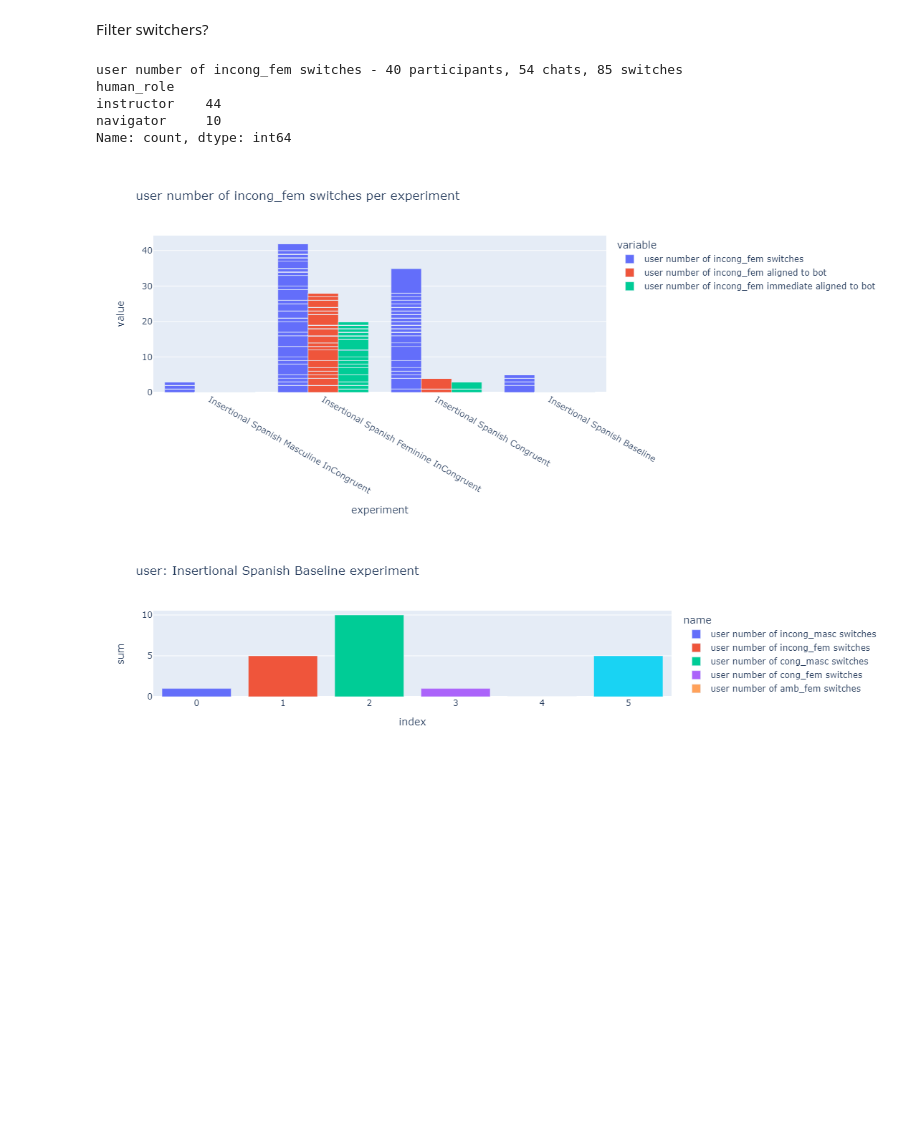
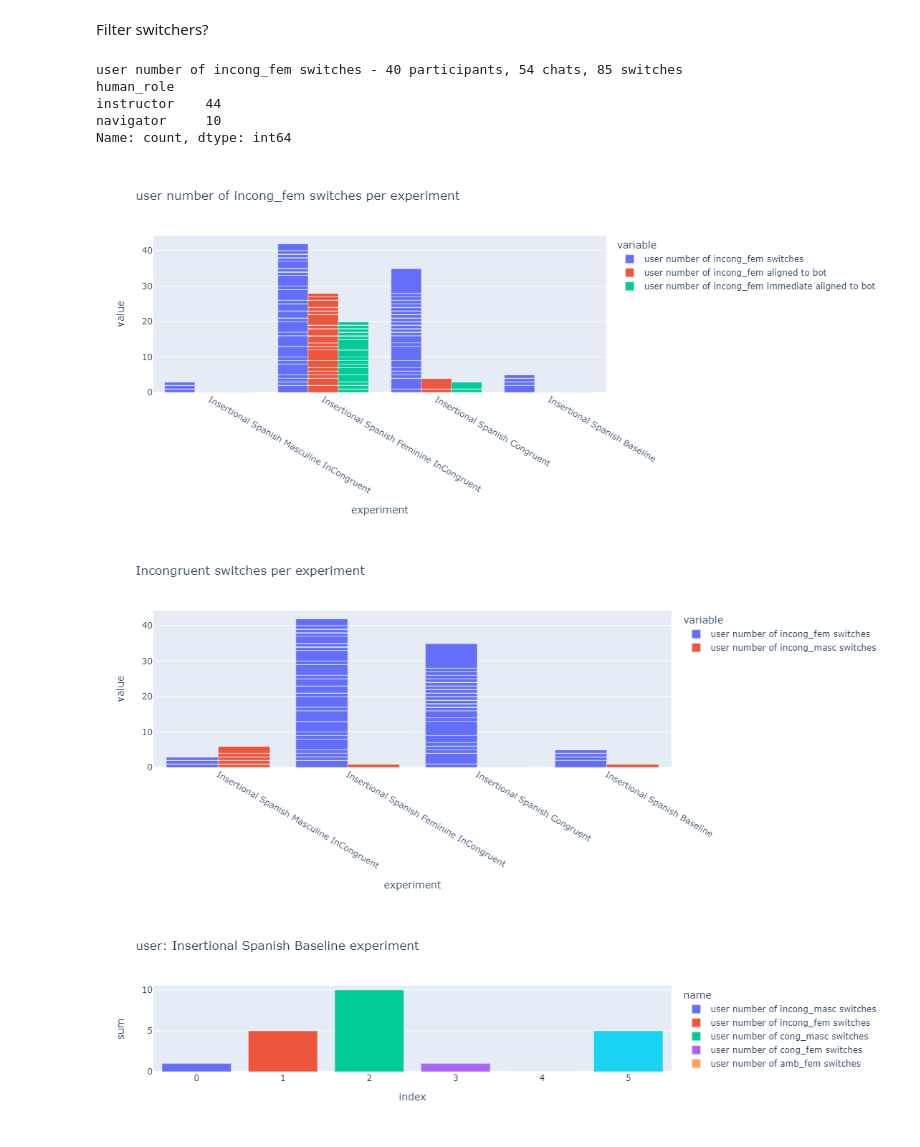
Before and after one commit to deangeckt/CLG-lab-Chat-Bot-Analysis, a Jupyter notebook: offline/analysis/explore.ipynb, the cells around one changed output. Saved outputs shown, nothing was run; the diff lists cells and outputs as text; code cells hidden in the pictures; blank space fills up the shorter version.

```diff
--- a/offline/analysis/explore.ipynb
+++ b/offline/analysis/explore.ipynb
@@ -270,32 +270,44 @@ Filter switchers?
 # %%
 
 switch = 'incong_fem' #'incong_fem'
 y_ = f'user number of {switch} switches'
 ent1_y = f'user number of {switch} aligned to bot'
 ent2_y = f'user number of {switch} immediate aligned to bot'
 
 df_test = df_copy[df_copy[y_] > 0]
 num_chats = df_test.shape[0]
 num_partcipiants = len(df_test['pid'].unique())
 num_swtiches = sum(df_test[y_])
 print(f'{y_} - {num_partcipiants} participants, {num_chats} chats, {num_swtiches} switches')
 print(df_test['human_role'].value_counts())
 
 fig = px.bar(df_copy,
              x='experiment',
              y=[y_, ent1_y, ent2_y],
              barmode = 'group',
              orientation = "v",
              title=f"{y_} per experiment",
              width=800, height=500
             ).show()
+
+
+
+fig = px.bar(df_copy,
+             x='experiment',
+             y=['user number of incong_fem switches', 'user number of incong_masc switches'],
+             barmode = 'group',
+             orientation = "v",
+             title=f"Incongruent switches per experiment",
+             width=800, height=500
+            ).show()
 # %% [output]
 user number of incong_fem switches - 40 participants, 54 chats, 85 switches
 human_role
 instructor    44
 navigator     10
 Name: count, dtype: int64
 [figure]
+[figure, added]
 # %%
 # df_test[[ent1_y, y_,'experiment', 'pid']]
 # %%
```
Also changed, not shown: 33 other files.
